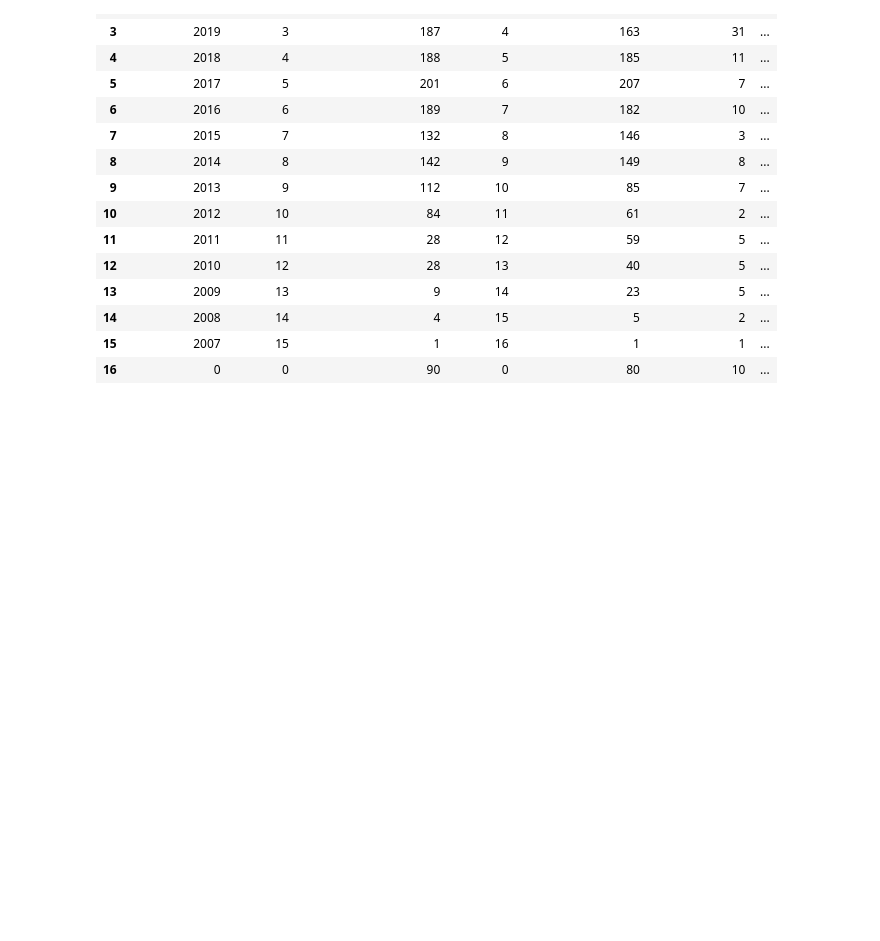
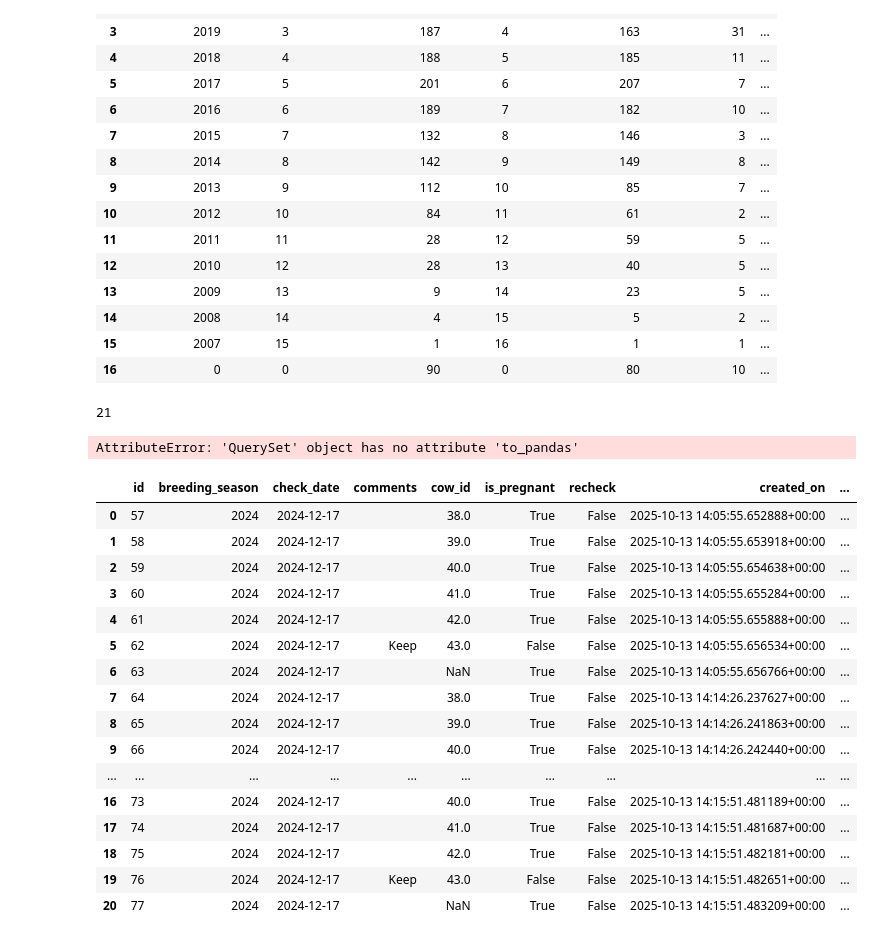
Before and after one commit to pwbryant/ranch-tools-application, a Jupyter notebook: django_project/reports/report-5.ipynb, the cells around one changed output. Drawn from its saved outputs; the diff is of its cells as text; code cells hidden in the pictures; blank space fills up the shorter version.

```diff
--- a/django_project/reports/report-5.ipynb
+++ b/django_project/reports/report-5.ipynb
@@ -145,3 +145,37 @@ final_report_five_df
 | 14 | 2008 | 14 | 4 | 15 | 5 | 2 | ... |
 | 15 | 2007 | 15 | 1 | 16 | 1 | 1 | ... |
 | 16 | 0 | 0 | 90 | 0 | 80 | 10 | ... |
+# %%
+current_breeding_season = CurrentBreedingSeason.load().breeding_season
+pregchecks = PregCheck.objects.filter(breeding_season=current_breeding_season).annotate(
+    animal_birth_year=F('cow__birth_year')
+)
+
+pregchecks.count()
+# %% [output]
+21
+# %%
+pregchecks.to_pandas
+# %% [output]
+AttributeError: 'QuerySet' object has no attribute 'to_pandas'
+# %%
+df = pd.DataFrame.from_records(pregchecks.values())
+df
+# %% [output]
+|  | id | breeding_season | check_date | comments | cow_id | is_pregnant | recheck | created_on | ... |
+| 0 | 57 | 2024 | 2024-12-17 |  | 38.0 | True | False | 2025-10-13 14:05:55.652888+00:00 | ... |
+| 1 | 58 | 2024 | 2024-12-17 |  | 39.0 | True | False | 2025-10-13 14:05:55.653918+00:00 | ... |
+| 2 | 59 | 2024 | 2024-12-17 |  | 40.0 | True | False | 2025-10-13 14:05:55.654638+00:00 | ... |
+| 3 | 60 | 2024 | 2024-12-17 |  | 41.0 | True | False | 2025-10-13 14:05:55.655284+00:00 | ... |
+| 4 | 61 | 2024 | 2024-12-17 |  | 42.0 | True | False | 2025-10-13 14:05:55.655888+00:00 | ... |
+| 5 | 62 | 2024 | 2024-12-17 | Keep | 43.0 | False | False | 2025-10-13 14:05:55.656534+00:00 | ... |
+| 6 | 63 | 2024 | 2024-12-17 |  | NaN | True | False | 2025-10-13 14:05:55.656766+00:00 | ... |
+| 7 | 64 | 2024 | 2024-12-17 |  | 38.0 | True | False | 2025-10-13 14:14:26.237627+00:00 | ... |
+| 8 | 65 | 2024 | 2024-12-17 |  | 39.0 | True | False | 2025-10-13 14:14:26.241863+00:00 | ... |
+| 9 | 66 | 2024 | 2024-12-17 |  | 40.0 | True | False | 2025-10-13 14:14:26.242440+00:00 | ... |
+| ... | ... | ... | ... | ... | ... | ... | ... | ... | ... |
+| 16 | 73 | 2024 | 2024-12-17 |  | 40.0 | True | False | 2025-10-13 14:15:51.481189+00:00 | ... |
+| 17 | 74 | 2024 | 2024-12-17 |  | 41.0 | True | False | 2025-10-13 14:15:51.481687+00:00 | ... |
+| 18 | 75 | 2024 | 2024-12-17 |  | 42.0 | True | False | 2025-10-13 14:15:51.482181+00:00 | ... |
+| 19 | 76 | 2024 | 2024-12-17 | Keep | 43.0 | False | False | 2025-10-13 14:15:51.482651+00:00 | ... |
+| 20 | 77 | 2024 | 2024-12-17 |  | NaN | True | False | 2025-10-13 14:15:51.483209+00:00 | ... |
```
Also changed, not shown: parts of 3 cells of this notebook, 4 other files.
